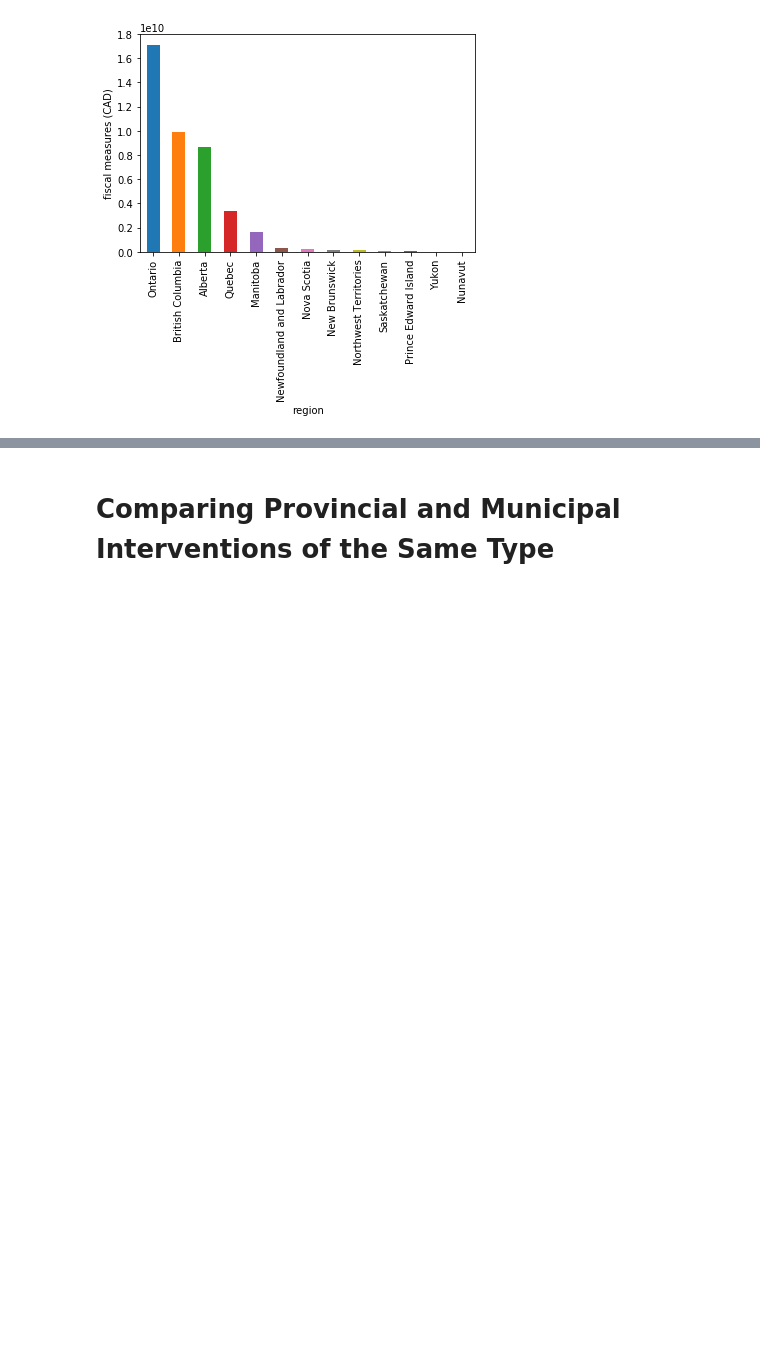
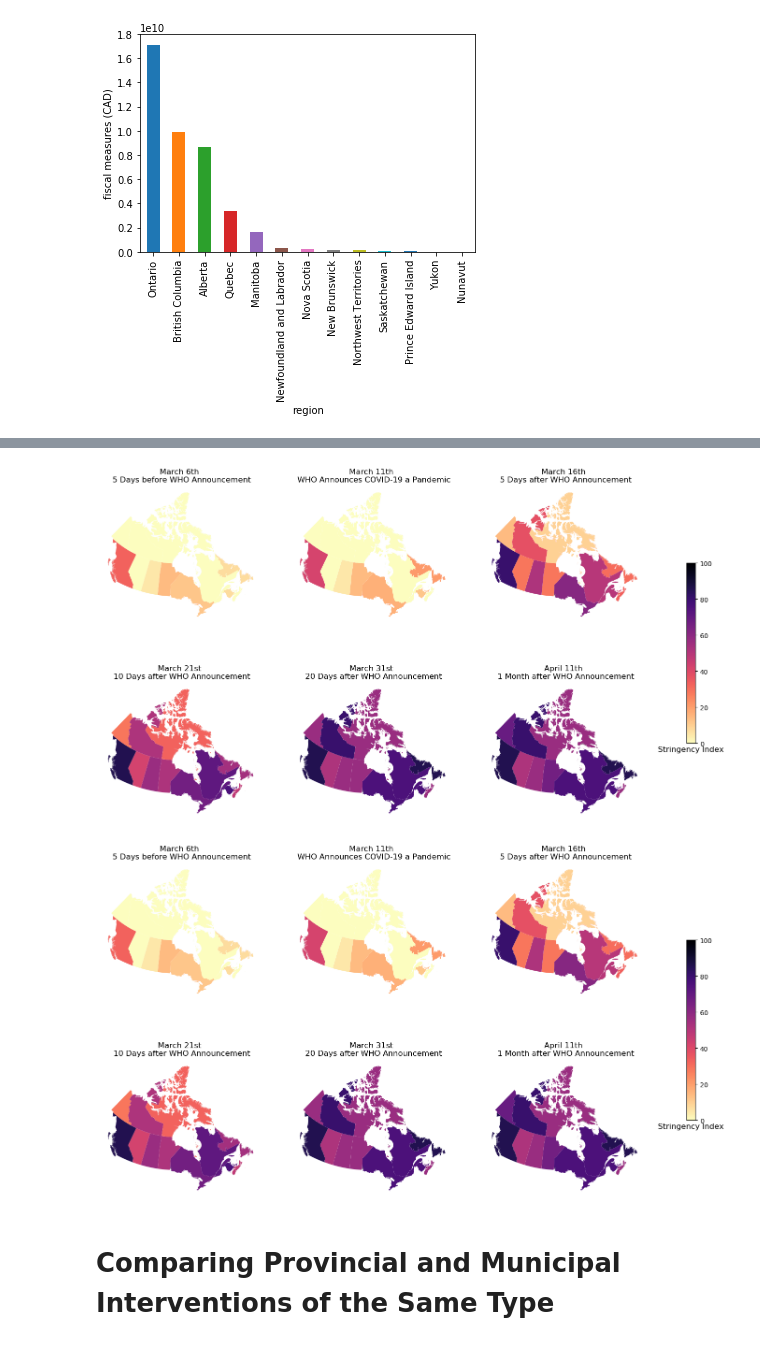
Before and after one commit to jajsmith/cannpi-cmaj, a Jupyter notebook: figures.ipynb, the cells around one changed output, grey strips where cells are left out. Drawn from its saved outputs; the diff is of its cells as text; code cells hidden in the pictures; blank space fills up the shorter version.

Commit message:
Add figure2 and the corresponding folder

```diff
--- a/figures.ipynb
+++ b/figures.ipynb
@@ -657,0 +661,17 @@ Text(0,0.5,'fiscal measures (CAD)')
+# %%
+intervention_categories = ['S1 School Closing',
+                           'S2 Workplace closing',
+                           'S3 Cancel public events',
+                           'S4 Close public transport',
+                           'S5 Public info campaigns',
+                           'S6 Restrictions on internal movements',
+                           'S7 International travel controls',
+                           'S8 Fiscal measures',
+                           'S9 Monetary measures (interest rate)',
+                           'S10 Emergency investment in health care',
+                           'S11 Investment in vaccines',
+                           'S12 Testing policy',
+                           'S13 Contact tracing']
+prov_list = ['Ontario', 'Quebec', 'British Columbia', 'Saskatchewan',
+             'New Brunswick', 'Nova Scotia', 'Manitoba', 'Alberta',
+             'Prince Edward Island', 'Northwest Territories', 'Newfoundland and Labrador', 'Yukon']
@@ -658,3 +854,42 @@ Text(0,0.5,'fiscal measures (CAD)')
+# %%
+fig2, axs2 = plt.subplots(2, 3, figsize=(15, 10))
+
+
+axs2[0, 0] = canada_stringency.plot('Stringency1', cmap='magma_r', ax=axs2[0, 0], vmin=0, vmax=100)
+axs2[0, 0].set_title('March 6th \n 5 Days before WHO Announcement')
+axs2[0, 0].axis('off')
+
+axs2[0, 1] = canada_stringency.plot('Stringency2', cmap='magma_r', ax=axs2[0, 1], vmin=0, vmax=100)
+axs2[0, 1].set_title('March 11th \n WHO Announces COVID-19 a Pandemic')
+axs2[0, 1].axis('off')
+
+axs2[0, 2] = canada_stringency.plot(column='Stringency3', cmap='magma_r', ax=axs2[0, 2], vmin=0, vmax=100)
+axs2[0, 2].set_title('March 16th \n 5 Days after WHO Announcement')
+axs2[0, 2].axis('off')
+
+axs2[1, 0] = canada_stringency.plot(column='Stringency4', cmap='magma_r', ax=axs2[1, 0], vmin=0, vmax=100)
+axs2[1, 0].set_title('March 21st \n 10 Days after WHO Announcement')
+axs2[1, 0].axis('off')
+
+axs2[1, 1] = canada_stringency.plot(column='Stringency5', cmap='magma_r', ax=axs2[1, 1], vmin=0, vmax=100)
+axs2[1, 1].set_title('March 31st \n 20 Days after WHO Announcement')
+axs2[1, 1].axis('off')
+
+axs2[1, 2] = canada_stringency.plot(column='Stringency6', cmap='magma_r', ax=axs2[1, 2], vmin=0, vmax=100)
+axs2[1, 2].set_title('April 11th \n 1 Month after WHO Announcement')
+axs2[1, 2].axis('off')
+
+sm = plt.cm.ScalarMappable(cmap='magma_r', norm=plt.Normalize(vmin=0, vmax=100))
+
+cbar = fig2.colorbar(sm, ax=axs2, shrink=0.5, anchor=(1.7, 0.5))
+plt.subplots_adjust(hspace=0.2)
+cbar.ax.get_yaxis().set_ticks([0, 20, 40, 60, 80, 100])
+cbar.ax.set_xlabel('Stringency Index', fontsize=12)
+plt.savefig('figure2/figure2.png', bbox_inches="tight")
+plt.show()
+# %% [output]
+[figure, added]
+[figure, added]
 # %% [markdown]
 # Comparing Provincial and Municipal Interventions of the Same Type
 # %%
```
Also changed, not shown: parts of 7 cells of this notebook, 7 other files.
